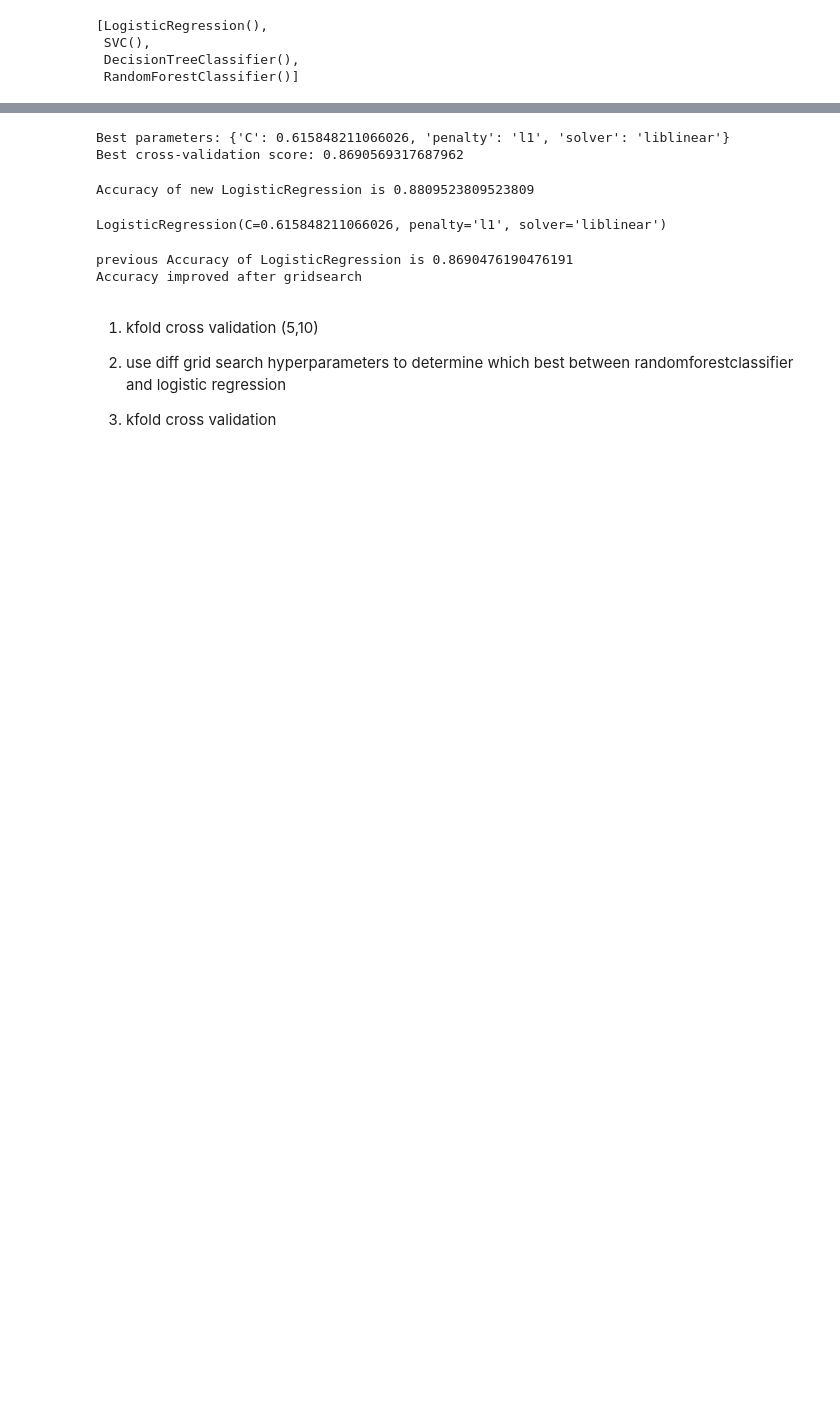
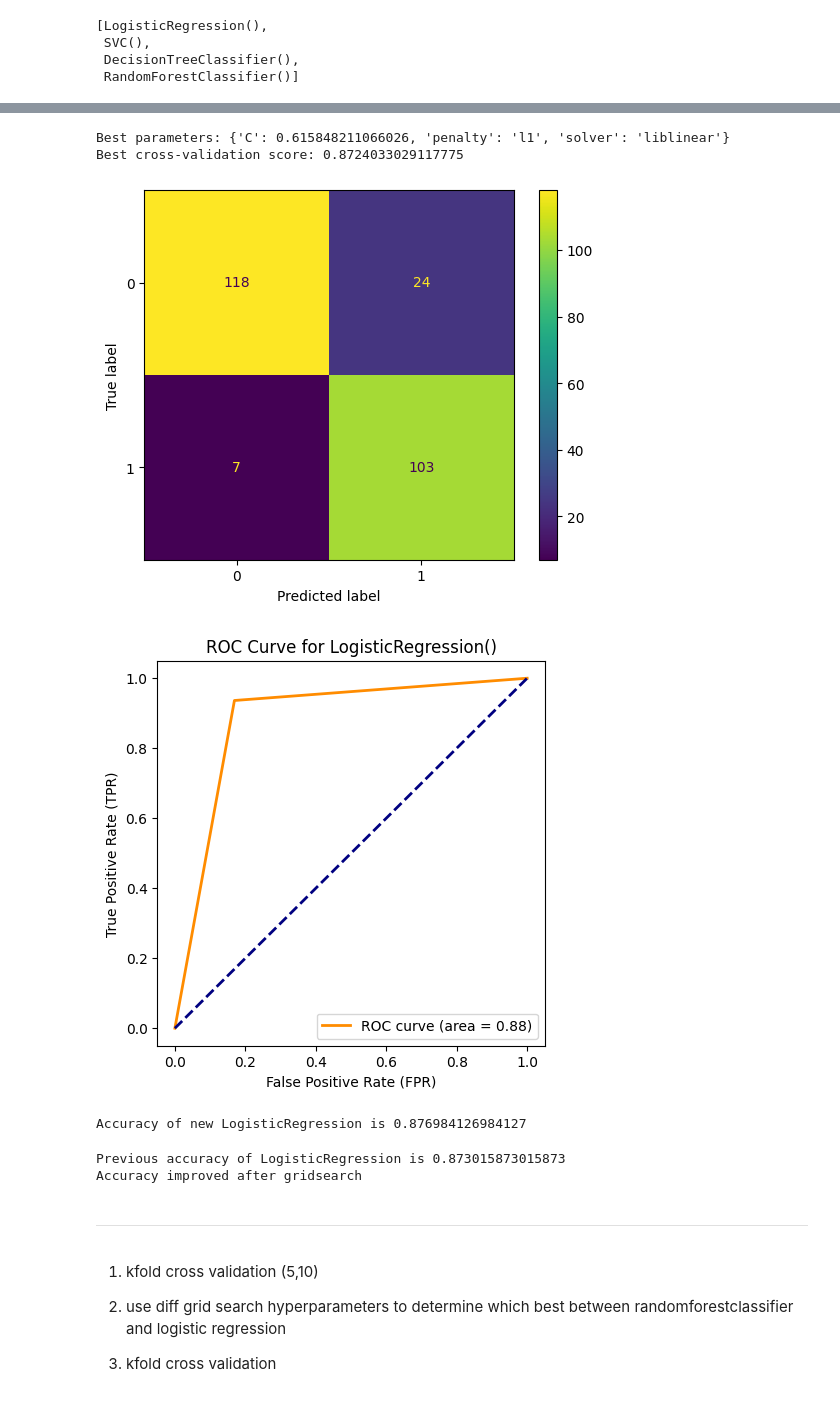
Before and after one commit to irenebernardi/Glioma-Grading-Classification, a Jupyter notebook: Glioma Grade notebook .ipynb, the cells around one changed output, grey strips where cells are left out. Saved outputs shown, nothing was run; the diff lists cells and outputs as text; code cells hidden in the pictures; blank space fills up the shorter version.

```diff
--- a/Glioma Grade notebook .ipynb
+++ b/Glioma Grade notebook .ipynb
@@ -327,0 +331,5 @@ models
+# %%
+# Removing models from models list that didnt performe well
+keys = first2pairs.keys()
+models = [model for model in models if model in keys]
+models
@@ -369,51 +374,72 @@ for i in splits:
 # %%
 kf = KFold(n_splits=5, shuffle=True, random_state=42)
 # %%
-#grid search for logistic regression
+# GridSearchCV for logistic regression
 
 param_grid = [
     {'penalty' : ['l1', 'l2', 'elasticnet', 'none'],
     #'C' : [0.001,0.01,0.1,1,10,100,1000], #this is not granular enough TODO: MENTION IN REPORT
     'C': np.logspace(-4, 4, 20), #more granular params bc evenly dsitributed in logspace
-    'solver' : ['lbfgs','newton-cg','liblinear','sag','saga']
+    'solver' : ['lbfgs', 'newton-cg', 'liblinear', 'sag', 'saga']
     }
 ]
 
+grid_search = GridSearchCV(estimator = models[0],
+                           param_grid = param_grid,
+                           scoring = 'accuracy',
+                           cv = kf).fit(X_train, y_train)
 
-grid_search = GridSearchCV(estimator = model1,
-                           param_grid = param_grid,
-                           scoring = 'accuracy', #change. maybe.
-                           cv = kf).fit(X_train, y_train)
+# Get the best estimator
+best_model = grid_search.best_estimator_
 
 print(f"Best parameters: {grid_search.best_params_}")
 print(f"Best cross-validation score: {grid_search.best_score_}")
 # %% [output]
 Best parameters: {'C': 0.615848211066026, 'penalty': 'l1', 'solver': 'liblinear'}
-Best cross-validation score: 0.8690569317687962
+Best cross-validation score: 0.8724033029117775
-# %%
-y_pred_g = grid_search.predict(X_test)
-
-#after osnat responds pick one from model eval metrics above
-accuracy_g = accuracy_score(y_test, y_pred_g)
-print(f"Accuracy of new LogisticRegression is {accuracy_g}")
-# %% [output]
-Accuracy of new LogisticRegression is 0.8809523809523809
-# %%
-grid_search.best_estimator_
-# %% [output]
-LogisticRegression(C=0.615848211066026, penalty='l1', solver='liblinear')
+# %%
+# y_pred with the best parameters from GridSearchCV
+y_pred_g = best_model.predict(X_test)
+
+
+accuracy_g = accuracy_score(y_test, y_pred_g)
+cm = confusion_matrix(y_test, y_pred_g, labels = models[0].classes_)
+disp = ConfusionMatrixDisplay(confusion_matrix = cm, display_labels = models[0].classes_)
+disp.plot()
+plt.show()
+
+# Compute ROC curve and AUC
+fpr, tpr, thresholds = roc_curve(y_test, y_pred_g)
+roc_auc = auc(fpr, tpr)
+
+# Plot ROC curve
+plt.figure(figsize=(5, 5))
+plt.plot(fpr, tpr, color='darkorange', lw=2, label='ROC curve (area = {:.2f})'.format(roc_auc))
+plt.plot([0, 1], [0, 1], color='navy', lw=2, linestyle='--')
+plt.xlabel('False Positive Rate (FPR)')
+plt.ylabel('True Positive Rate (TPR)')
+plt.title(f'ROC Curve for {models[0]}')
+plt.legend(loc='lower right')
+plt.show()
+print(f"Accuracy of new LogisticRegression is {accuracy_g}")
+# %% [output]
+[figure, added]
+[figure, added]
+Accuracy of new LogisticRegression is 0.876984126984127
 # %%
-y_pred = model1.predict(X_test)
+y_pred = models[0].predict(X_test)
 prev_accuracy = accuracy_score(y_test, y_pred)
-print(f"previous Accuracy of LogisticRegression is {prev_accuracy}")
+print(f"Previous accuracy of LogisticRegression is {prev_accuracy}")
 
 if accuracy_g > prev_accuracy:
     print("Accuracy improved after gridsearch")
 else:
     print("Accuracy did not improve after gridsearch")
 # %% [output]
-previous Accuracy of LogisticRegression is 0.8690476190476191
+Previous accuracy of LogisticRegression is 0.873015873015873
 Accuracy improved after gridsearch
+# %% [markdown]
+________________________________________________________________________________________________________________________
 # %% [markdown]
 1. kfold cross validation (5,10)
 
```
Also changed, not shown: parts of 35 cells of this notebook.
